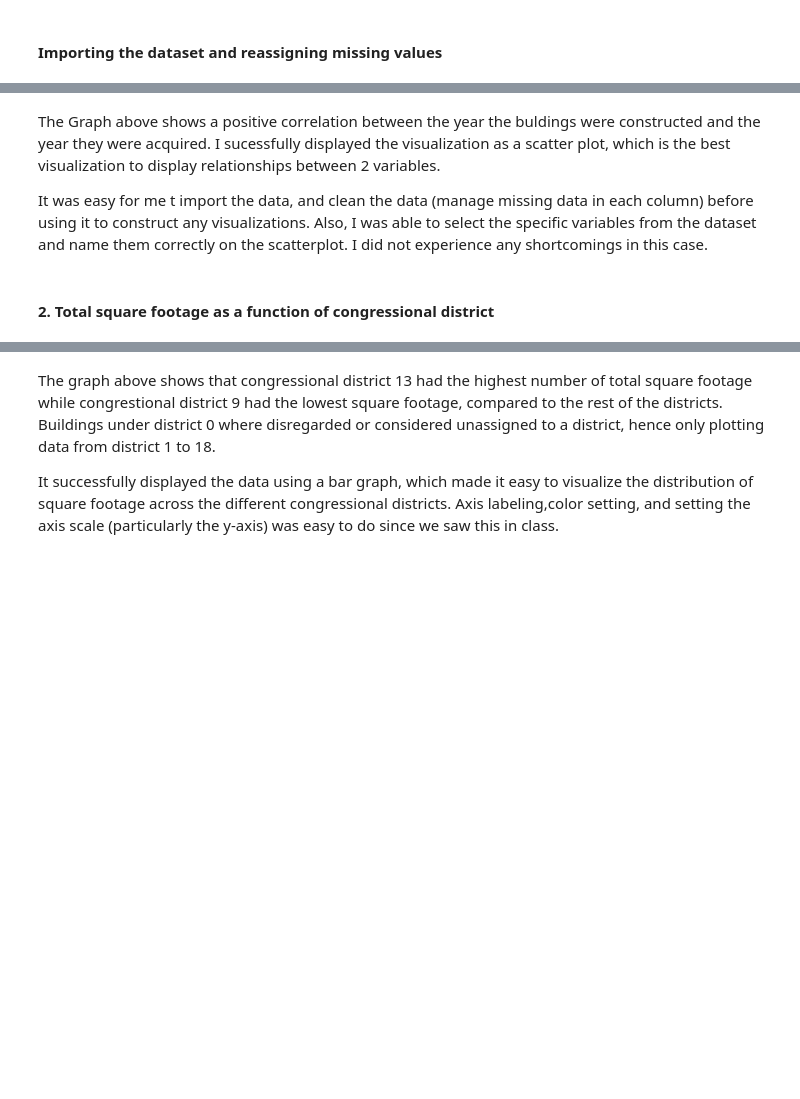
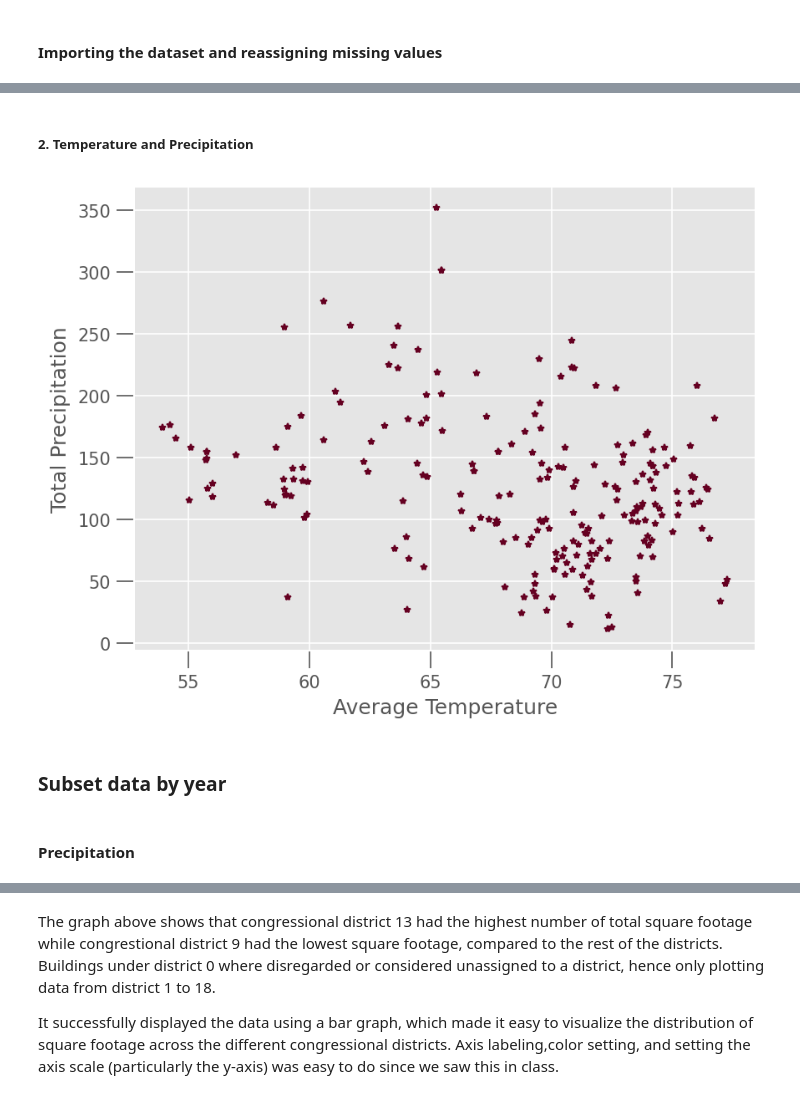
Before and after one commit to Mujjabi/Participatory-Breeding-and-Machine-Learning, a Jupyter notebook: Analysis_Python/Assignment2.ipynb, the cells around one changed output, grey strips where cells are left out. Cells and saved outputs as stored; diff of their text form; code cells hidden in the pictures; blank space fills up the shorter version.

```diff
--- a/Analysis_Python/Assignment2.ipynb
+++ b/Analysis_Python/Assignment2.ipynb
@@ -61,6 +66,0 @@ with plt.style.context("ggplot"):
-# %% [markdown]
-The Graph above shows a positive correlation between the year the buldings were constructed and the year they were acquired. I sucessfully displayed the visualization as a scatter plot, which is the best visualization to display relationships between 2 variables.
-
-It was easy for me t import the data, and clean the data (manage missing data in each column) before using it to construct any visualizations. Also, I was able to select the specific variables from the dataset and name them correctly on the scatterplot. I did not experience any shortcomings in this case.
-# %% [markdown]
-#### 2. Total square footage as a function of congressional district
@@ -68,0 +67,17 @@ Footage_Per_Dist = Data.groupby("Congress Dist")["Square Footage"].sum()
+# %% [markdown]
+##### 2. Temperature and Precipitation
+# %%
+with plt.style.context("ggplot"):
+    fig, ax = plt.subplots(dpi=150)
+    ax.plot(Data['temp'], Data['prcp'],
+            linestyle='', c='#650021', marker='*', markersize=4)
+    ax.set_ylabel("Total Precipitation")
+    ax.set_xlabel("Average Temperature")
+    my_ticks = ax.xaxis.get_ticklabels()
+    fp = my_ticks[0].properties()['fontproperties']
+    ax.tick_params(axis="both", which="major", labelsize=10, size=10)
+    plt.show()
+# %% [output]
+[figure, added]
+# %% [markdown]
+### Subset data by year
@@ -68,0 +89,2 @@ Footage_Per_Dist = Data.groupby("Congress Dist")["Square Footage"].sum()
+# %% [markdown]
+#### Precipitation
```
Also changed, not shown: parts of 23 cells of this notebook, 7 other files.
